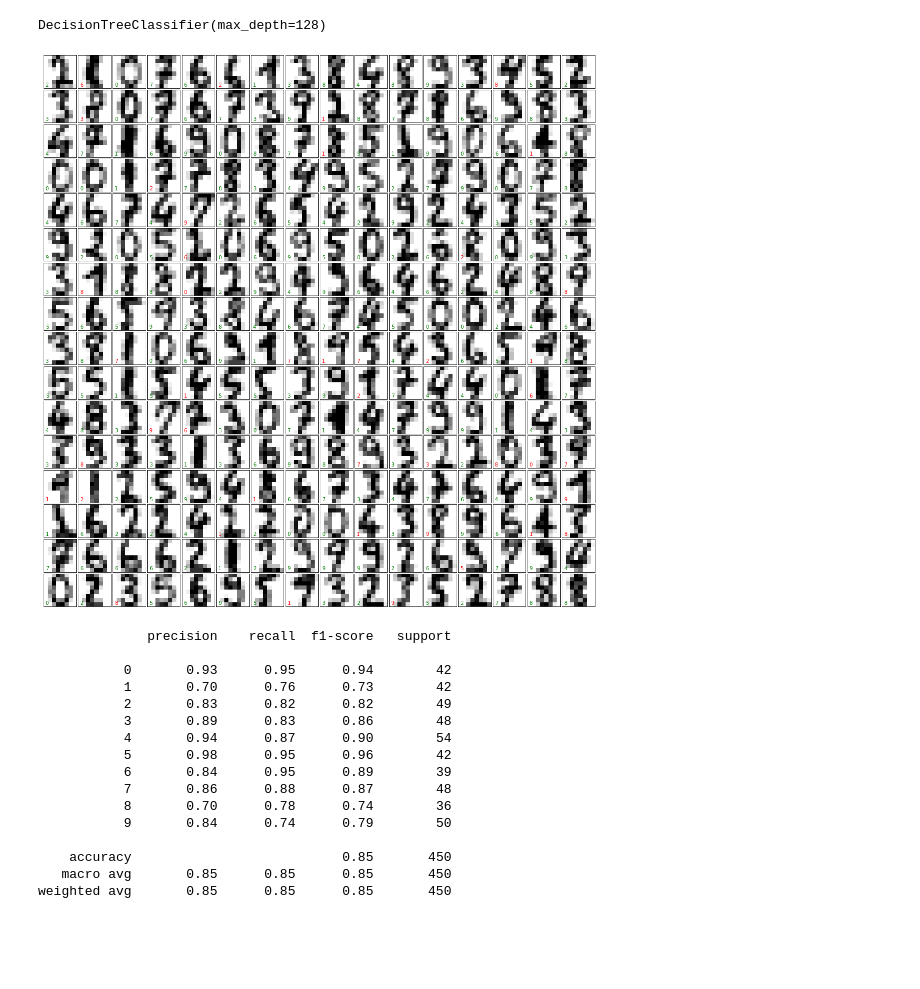
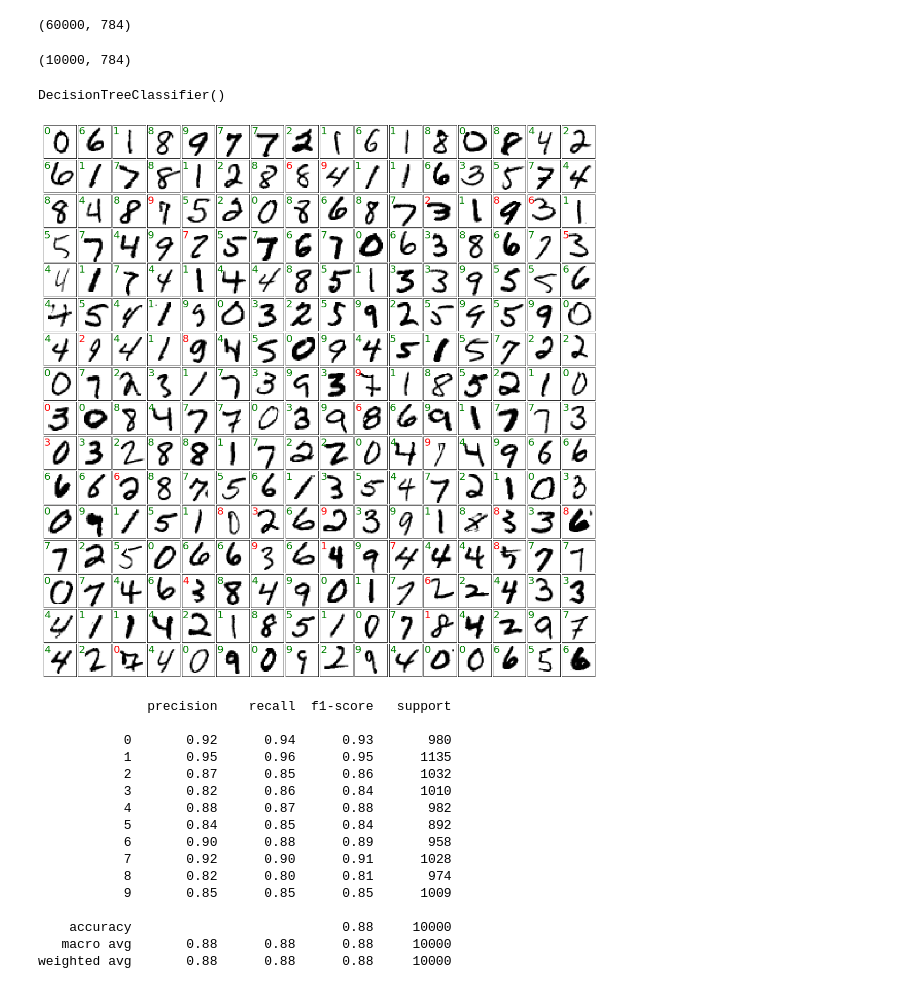
Before and after one commit to vicenteaguero/IMT1001-Data-Science-Project, a Jupyter notebook: Módulos/Clasificador de Números - Decision Tree.ipynb, the cells around one changed output. Cells and saved outputs as stored; diff of their text form; code cells hidden in the pictures; blank space fills up the shorter version.

Commit message:
Avance, MNIST

```diff
--- a/Módulos/Clasificador de Números - Decision Tree.ipynb
+++ b/Módulos/Clasificador de Números - Decision Tree.ipynb
@@ -11,2 +11,2 @@ digits = load_digits()
 # %%
-clf_dtc = tree.DecisionTreeClassifier(max_depth=128)
+clf_dtc = tree.DecisionTreeClassifier()
@@ -15,44 +13,58 @@ x_train_dtc, x_test_dtc, y_train_dtc, y_test_dtc = train_test_split(digits.data,
+# %%
+x_train_dtc = MNIST.x_train
+y_train_dtc = MNIST.y_train
+x_test_dtc = MNIST.x_test
+y_test_dtc = MNIST.y_test
+# %%
+x_train_dtc.shape
+# %% [output]
+(60000, 784)
+# %%
+x_test_dtc.shape
+# %% [output]
+(10000, 784)
 # %%
 clf_dtc.fit(x_train_dtc, y_train_dtc)
 # %% [output]
-DecisionTreeClassifier(max_depth=128)
+DecisionTreeClassifier()
 # %%
 predicted_dtc = clf_dtc.predict(x_test_dtc)
 expected_dtc = y_test_dtc
 # %%
 fig = plt.figure(figsize=(15, 15))
 fig.subplots_adjust(left=0, right=1, bottom=0, top=1, hspace=0.05, wspace=0.05)
-
-for i in range(256):
-    ax = fig.add_subplot(16, 16, i + 1, xticks=[], yticks=[])
-    ax.imshow(x_test_dtc.reshape(-1, 8, 8)[i], cmap=plt.cm.binary,
+for j in range(256):
+    i = randint(0, len(predicted_dtc) - 1)
+    ax = fig.add_subplot(16, 16, j + 1, xticks=[], yticks=[])
+    ax.imshow(x_test_dtc.reshape(-1, 28, 28)[i], cmap=plt.cm.binary,
               interpolation='nearest')
-
     if predicted_dtc[i] == expected_dtc[i]:
-        ax.text(0, 7, str(predicted_dtc[i]), color='green')
+        ax.text(0, 7, str(predicted_dtc[i]), fontsize=20, color='green')
     else:
-        ax.text(0, 7, str(predicted_dtc[i]), color='red')
+        ax.text(0, 7, str(predicted_dtc[i]), fontsize=20, color='red')
+ax.axis("on")
+fig.savefig('out.png', dpi=fig.dpi, edgecolor="purple")
 # %% [output]
-[figure, old version]
+[figure, new version]
 # %%
 print(metrics.classification_report(expected_dtc, predicted_dtc))
 # %% [output]
               precision    recall  f1-score   support
 
-           0       0.93      0.95      0.94        42
-           1       0.70      0.76      0.73        42
-           2       0.83      0.82      0.82        49
-           3       0.89      0.83      0.86        48
-           4       0.94      0.87      0.90        54
-           5       0.98      0.95      0.96        42
-           6       0.84      0.95      0.89        39
-           7       0.86      0.88      0.87        48
-           8       0.70      0.78      0.74        36
-           9       0.84      0.74      0.79        50
+           0       0.92      0.94      0.93       980
+           1       0.95      0.96      0.95      1135
+           2       0.87      0.85      0.86      1032
+           3       0.82      0.86      0.84      1010
+           4       0.88      0.87      0.88       982
+           5       0.84      0.85      0.84       892
+           6       0.90      0.88      0.89       958
+           7       0.92      0.90      0.91      1028
+           8       0.82      0.80      0.81       974
+           9       0.85      0.85      0.85      1009
 
-    accuracy                           0.85       450
-   macro avg       0.85      0.85      0.85       450
-weighted avg       0.85      0.85      0.85       450
+    accuracy                           0.88     10000
+   macro avg       0.88      0.88      0.88     10000
+weighted avg       0.88      0.88      0.88     10000
 # %%
 d_dtc = [array for array in metrics.confusion_matrix(expected_dtc, predicted_dtc)]
 data_matrix_dtc = {"0": d_dtc[0], "1": d_dtc[1], "2": d_dtc[2], "3": d_dtc[3], "4": d_dtc[4], \
```
Also changed, not shown: parts of 4 cells of this notebook, 11 other files.
